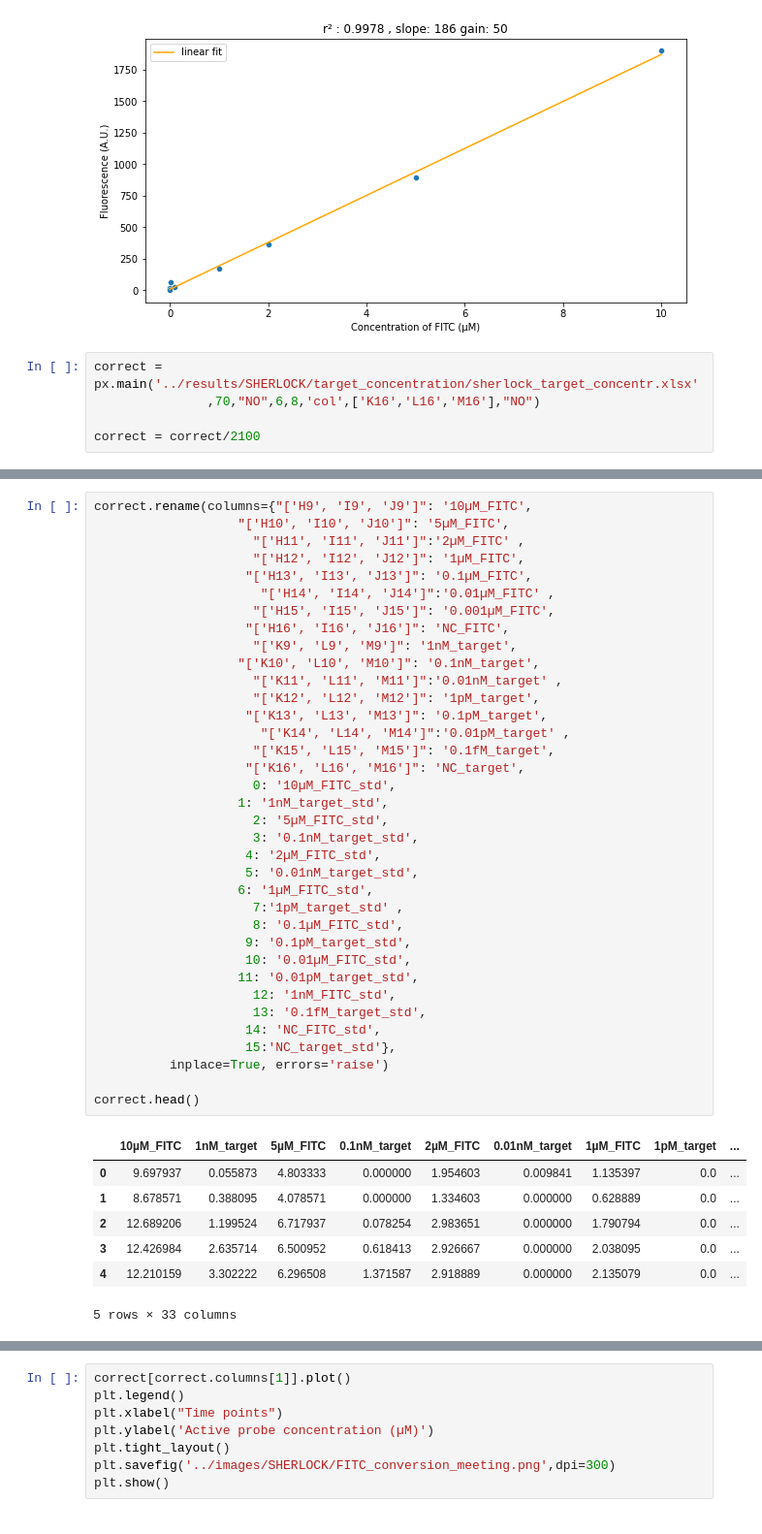
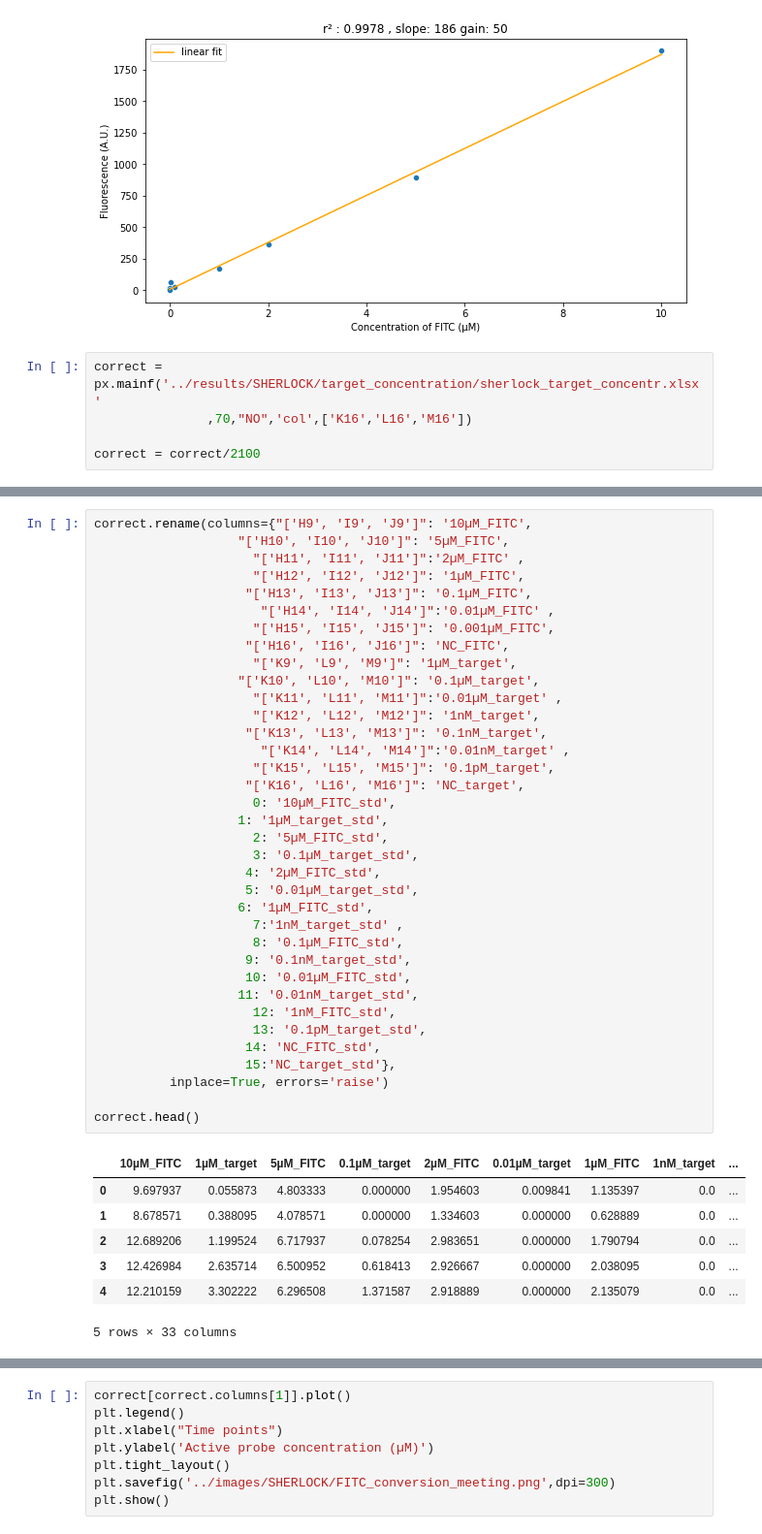
Before and after one commit to NessLfy/iGEM, a Jupyter notebook: scripts/SHERLOCK_target_concentration.ipynb, the cells around one changed output, grey strips where cells are left out. Shown at 97% size. Drawn from its saved outputs; the diff is of its cells as text.

```diff
--- a/scripts/SHERLOCK_target_concentration.ipynb
+++ b/scripts/SHERLOCK_target_concentration.ipynb
@@ -168,7 +168,7 @@ plt.show()
 # %% [output]
 [figure]
 # %%
-correct = px.main('../results/SHERLOCK/target_concentration/sherlock_target_concentr.xlsx'
-               ,70,"NO",6,8,'col',['K16','L16','M16'],"NO")
+correct = px.mainf('../results/SHERLOCK/target_concentration/sherlock_target_concentr.xlsx'
+               ,70,"NO",'col',['K16','L16','M16'])
 
 correct = correct/2100
@@ -189,41 +175,41 @@ correct = correct/2100
 # %%
 correct.rename(columns={"['H9', 'I9', 'J9']": '10µM_FITC',
                    "['H10', 'I10', 'J10']": '5µM_FITC',
                      "['H11', 'I11', 'J11']":'2µM_FITC' ,
                      "['H12', 'I12', 'J12']": '1µM_FITC',
                     "['H13', 'I13', 'J13']": '0.1µM_FITC',
                       "['H14', 'I14', 'J14']":'0.01µM_FITC' ,
                      "['H15', 'I15', 'J15']": '0.001µM_FITC',
                     "['H16', 'I16', 'J16']": 'NC_FITC',
-                     "['K9', 'L9', 'M9']": '1nM_target',
-                   "['K10', 'L10', 'M10']": '0.1nM_target',
-                     "['K11', 'L11', 'M11']":'0.01nM_target' ,
-                     "['K12', 'L12', 'M12']": '1pM_target',
-                    "['K13', 'L13', 'M13']": '0.1pM_target',
-                      "['K14', 'L14', 'M14']":'0.01pM_target' ,
-                     "['K15', 'L15', 'M15']": '0.1fM_target',
+                     "['K9', 'L9', 'M9']": '1µM_target',
+                   "['K10', 'L10', 'M10']": '0.1µM_target',
+                     "['K11', 'L11', 'M11']":'0.01µM_target' ,
+                     "['K12', 'L12', 'M12']": '1nM_target',
+                    "['K13', 'L13', 'M13']": '0.1nM_target',
+                      "['K14', 'L14', 'M14']":'0.01nM_target' ,
+                     "['K15', 'L15', 'M15']": '0.1pM_target',
                     "['K16', 'L16', 'M16']": 'NC_target',
                      0: '10µM_FITC_std',
-                   1: '1nM_target_std',
+                   1: '1µM_target_std',
                      2: '5µM_FITC_std',
-                     3: '0.1nM_target_std',
+                     3: '0.1µM_target_std',
                     4: '2µM_FITC_std',
-                    5: '0.01nM_target_std',
+                    5: '0.01µM_target_std',
                    6: '1µM_FITC_std',
-                     7:'1pM_target_std' ,
+                     7:'1nM_target_std' ,
                      8: '0.1µM_FITC_std',
-                    9: '0.1pM_target_std',
+                    9: '0.1nM_target_std',
                     10: '0.01µM_FITC_std',
-                   11: '0.01pM_target_std',
+                   11: '0.01nM_target_std',
                      12: '1nM_FITC_std',
-                     13: '0.1fM_target_std',
+                     13: '0.1pM_target_std',
                     14: 'NC_FITC_std',
                     15:'NC_target_std'},
           inplace=True, errors='raise')
 
 correct.head()
 # %% [output]
-|  | 10µM_FITC | 1nM_target | 5µM_FITC | 0.1nM_target | 2µM_FITC | 0.01nM_target | 1µM_FITC | 1pM_target | ... |
+|  | 10µM_FITC | 1µM_target | 5µM_FITC | 0.1µM_target | 2µM_FITC | 0.01µM_target | 1µM_FITC | 1nM_target | ... |
 | 0 | 9.697937 | 0.055873 | 4.803333 | 0.000000 | 1.954603 | 0.009841 | 1.135397 | 0.0 | ... |
 | 1 | 8.678571 | 0.388095 | 4.078571 | 0.000000 | 1.334603 | 0.000000 | 0.628889 | 0.0 | ... |
 | 2 | 12.689206 | 1.199524 | 6.717937 | 0.078254 | 2.983651 | 0.000000 | 1.790794 | 0.0 | ... |
```
Also changed, not shown: parts of 6 cells of this notebook, 23 other files.
